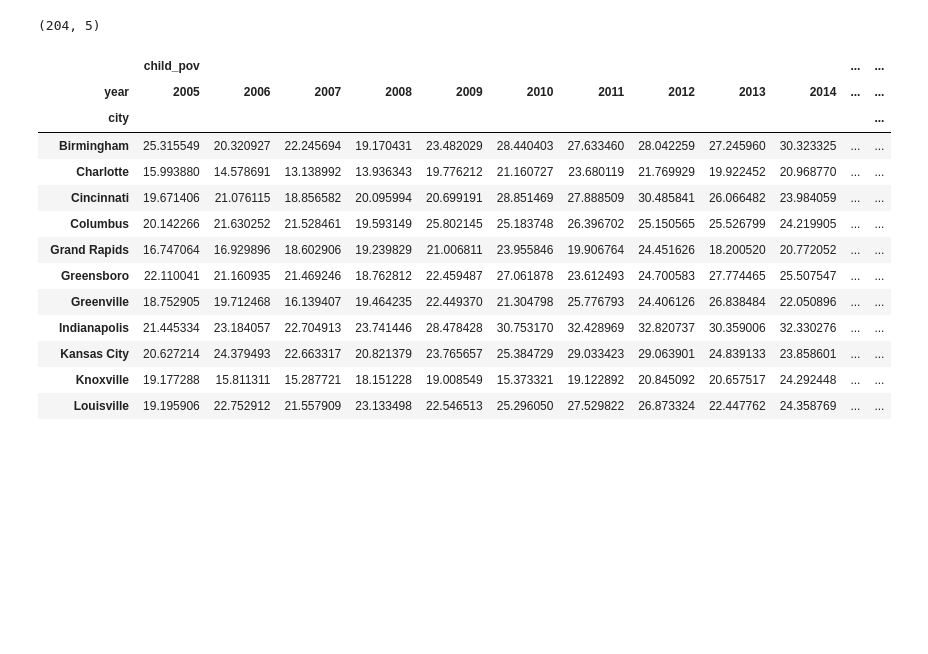
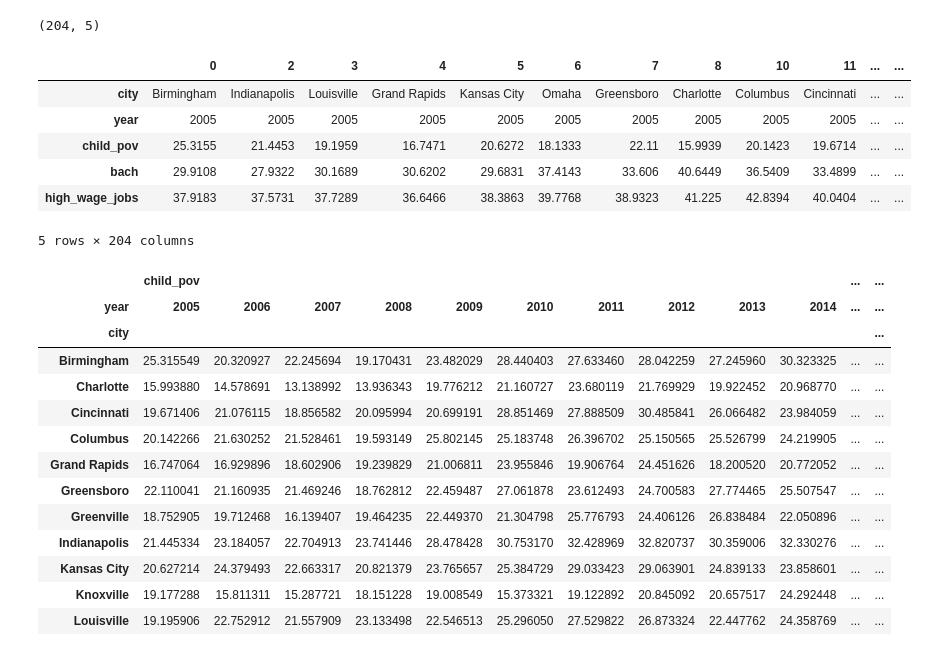
Before and after one commit to natekratzer/code_lou_python, a Jupyter notebook: pandas_intro.ipynb, the cells around one changed output. Drawn from its saved outputs; the diff is of its cells as text; code cells hidden in the pictures; blank space fills up the shorter version.

```diff
--- a/pandas_intro.ipynb
+++ b/pandas_intro.ipynb
@@ -282,6 +282,17 @@ A common operation in data science is to transform data from wide to long and vi
 df_sel.shape
 # %% [output]
 (204, 5)
+# %%
+df_T = df_sel.T
+df_T
+# %% [output]
+|  | 0 | 2 | 3 | 4 | 5 | 6 | 7 | 8 | 10 | 11 | ... | ... |
+| city | Birmingham | Indianapolis | Louisville | Grand Rapids | Kansas City | Omaha | Greensboro | Charlotte | Columbus | Cincinnati | ... | ... |
+| year | 2005 | 2005 | 2005 | 2005 | 2005 | 2005 | 2005 | 2005 | 2005 | 2005 | ... | ... |
+| child_pov | 25.3155 | 21.4453 | 19.1959 | 16.7471 | 20.6272 | 18.1333 | 22.11 | 15.9939 | 20.1423 | 19.6714 | ... | ... |
+| bach | 29.9108 | 27.9322 | 30.1689 | 30.6202 | 29.6831 | 37.4143 | 33.606 | 40.6449 | 36.5409 | 33.4899 | ... | ... |
+| high_wage_jobs | 37.9183 | 37.5731 | 37.7289 | 36.6466 | 38.3863 | 39.7768 | 38.9323 | 41.225 | 42.8394 | 40.0404 | ... | ... |
+5 rows × 204 columns
 # %%
 df_wide = df_sel.pivot(index = 'city', columns = 'year')
 df_wide
```
Also changed, not shown: parts of 2 cells of this notebook, 2 other files.
